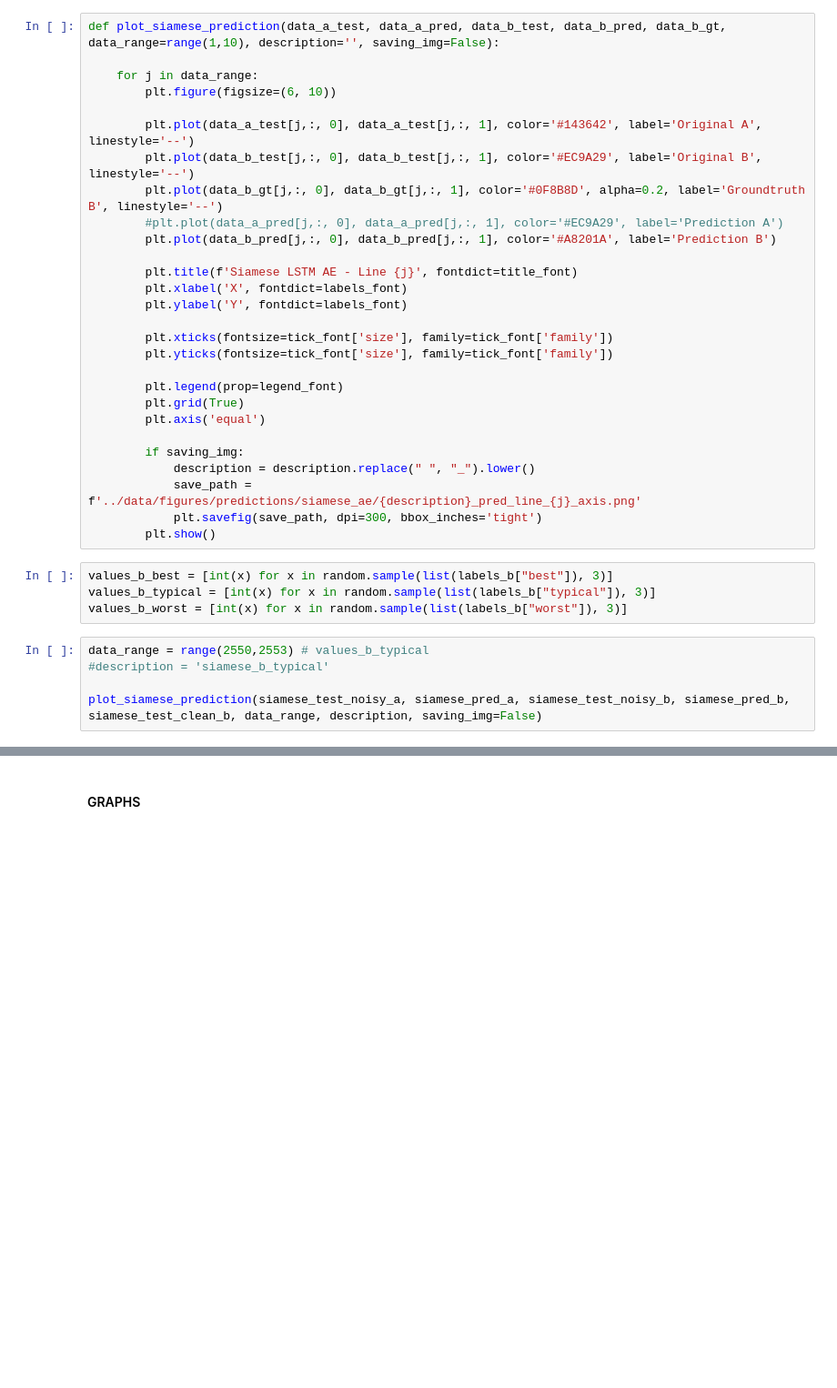
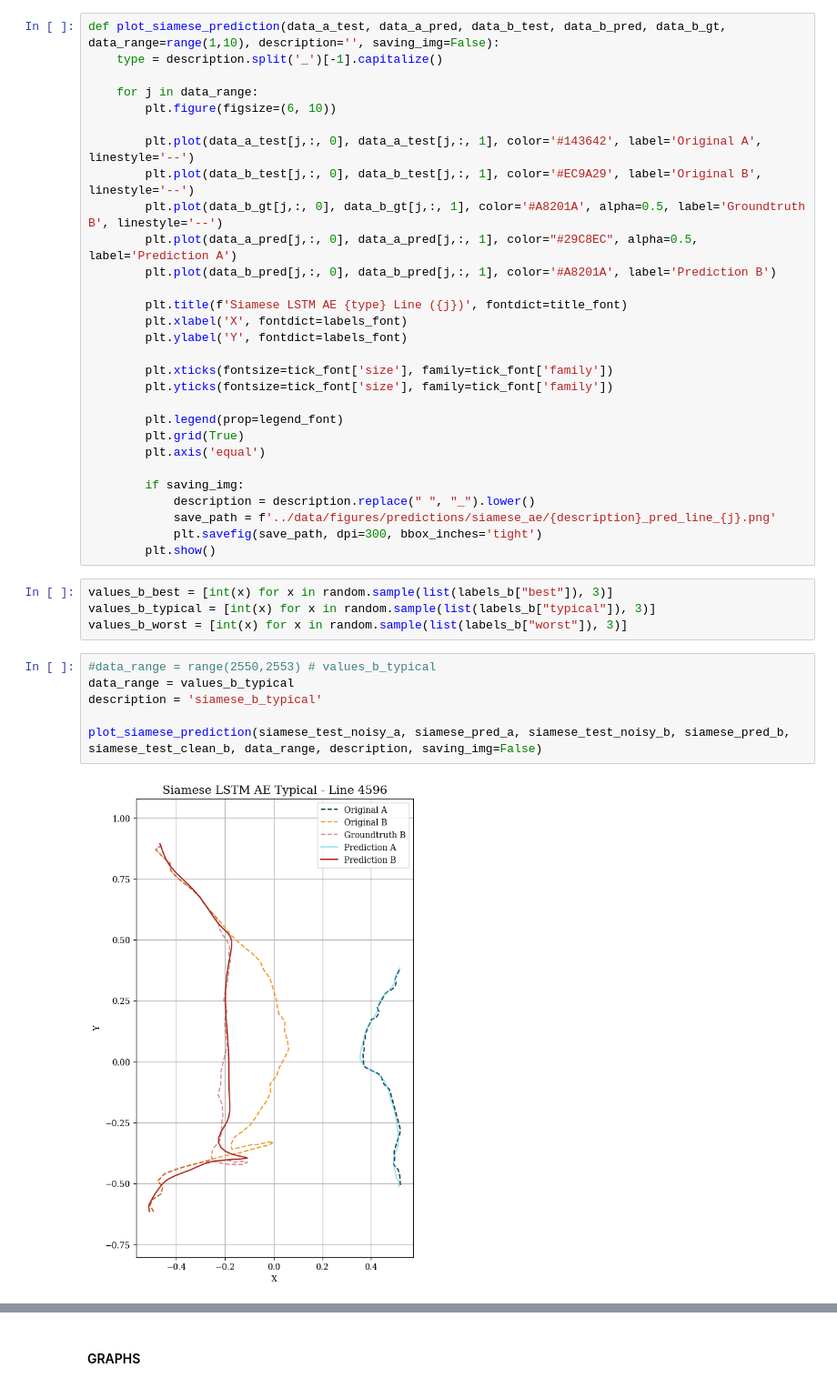
Before and after one commit to Piviwo/line-displacement, a Jupyter notebook: visualization/result_visualization.ipynb, the cells around one changed output, grey strips where cells are left out. Shown at 91% size. Saved outputs shown, nothing was run; the diff lists cells and outputs as text; blank space fills up the shorter version.

```diff
--- a/visualization/result_visualization.ipynb
+++ b/visualization/result_visualization.ipynb
@@ -303,17 +320,18 @@ plot_lstm_ae_prediction(lstm_test, lstm_pred, data_range, description, saving_im
 #### SIAMESE LSTM AE
 # %%
 def plot_siamese_prediction(data_a_test, data_a_pred, data_b_test, data_b_pred, data_b_gt, data_range=range(1,10), description='', saving_img=False):
+    type = description.split('_')[-1].capitalize()
 
     for j in data_range:
         plt.figure(figsize=(6, 10))
 
         plt.plot(data_a_test[j,:, 0], data_a_test[j,:, 1], color='#143642', label='Original A', linestyle='--')
         plt.plot(data_b_test[j,:, 0], data_b_test[j,:, 1], color='#EC9A29', label='Original B', linestyle='--')
-        plt.plot(data_b_gt[j,:, 0], data_b_gt[j,:, 1], color='#0F8B8D', alpha=0.2, label='Groundtruth B', linestyle='--')
-        #plt.plot(data_a_pred[j,:, 0], data_a_pred[j,:, 1], color='#EC9A29', label='Prediction A')
+        plt.plot(data_b_gt[j,:, 0], data_b_gt[j,:, 1], color='#A8201A', alpha=0.5, label='Groundtruth B', linestyle='--')
+        plt.plot(data_a_pred[j,:, 0], data_a_pred[j,:, 1], color="#29C8EC", alpha=0.5, label='Prediction A')
         plt.plot(data_b_pred[j,:, 0], data_b_pred[j,:, 1], color='#A8201A', label='Prediction B')
 
-        plt.title(f'Siamese LSTM AE - Line {j}', fontdict=title_font)
+        plt.title(f'Siamese LSTM AE {type} Line ({j})', fontdict=title_font)
         plt.xlabel('X', fontdict=labels_font)
         plt.ylabel('Y', fontdict=labels_font)
 
@@ -326,7 +344,7 @@ def plot_siamese_prediction(data_a_test, data_a_pred, data_b_test, data_b_pred,
 
         if saving_img:
             description = description.replace(" ", "_").lower()
-            save_path = f'../data/figures/predictions/siamese_ae/{description}_pred_line_{j}_axis.png'
+            save_path = f'../data/figures/predictions/siamese_ae/{description}_pred_line_{j}.png'
             plt.savefig(save_path, dpi=300, bbox_inches='tight')
         plt.show()
 # %%
@@ -334,7 +352,10 @@ values_b_best = [int(x) for x in random.sample(list(labels_b["best"]), 3)]
 values_b_typical = [int(x) for x in random.sample(list(labels_b["typical"]), 3)]
 values_b_worst = [int(x) for x in random.sample(list(labels_b["worst"]), 3)]
 # %%
-data_range = range(2550,2553) # values_b_typical
-#description = 'siamese_b_typical'
+#data_range = range(2550,2553) # values_b_typical
+data_range = values_b_typical
+description = 'siamese_b_typical'
 
 plot_siamese_prediction(siamese_test_noisy_a, siamese_pred_a, siamese_test_noisy_b, siamese_pred_b, siamese_test_clean_b, data_range, description, saving_img=False)
+# %% [output]
+[figure, added]
```
Also changed, not shown: parts of 6 cells of this notebook, 19 other files.
